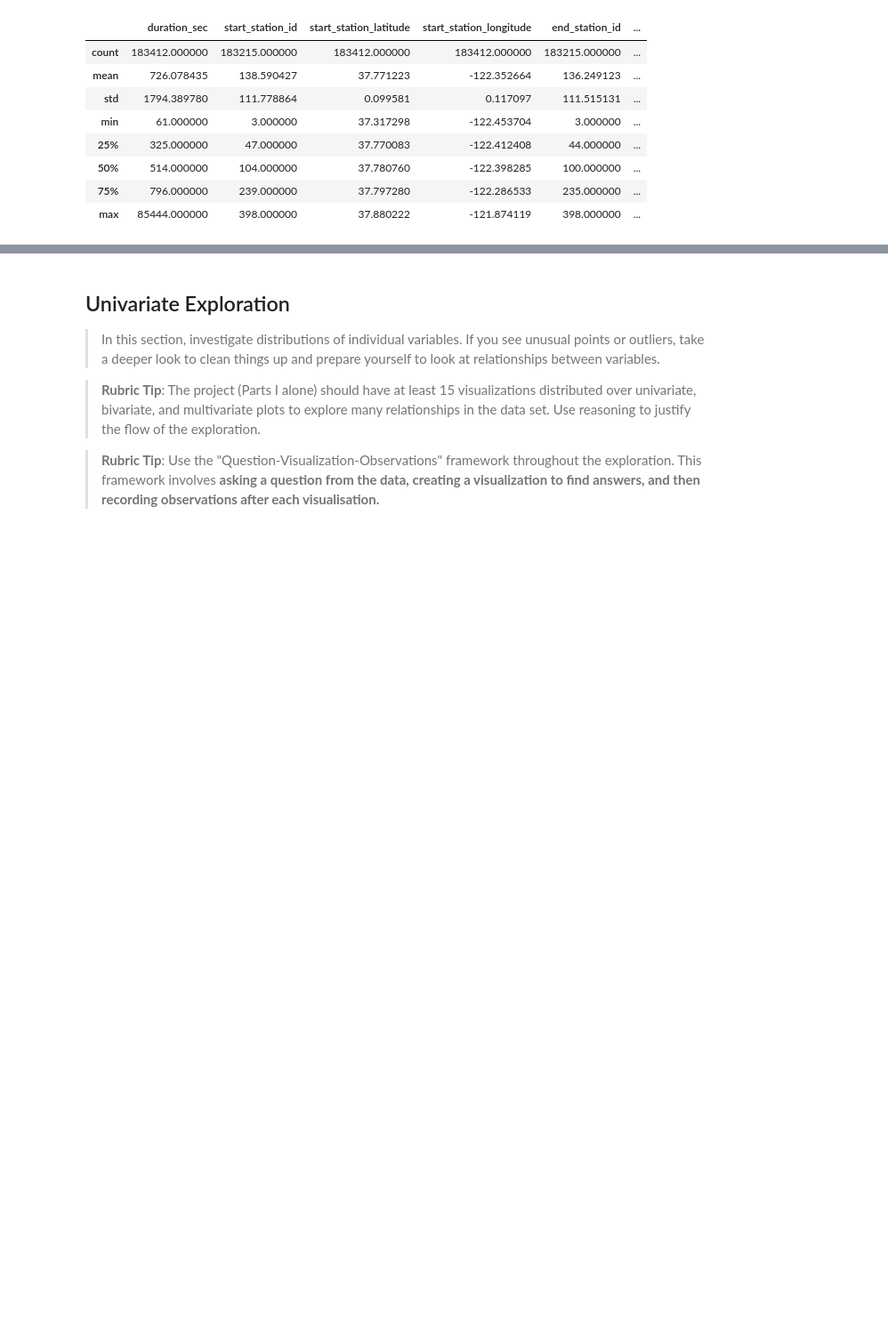
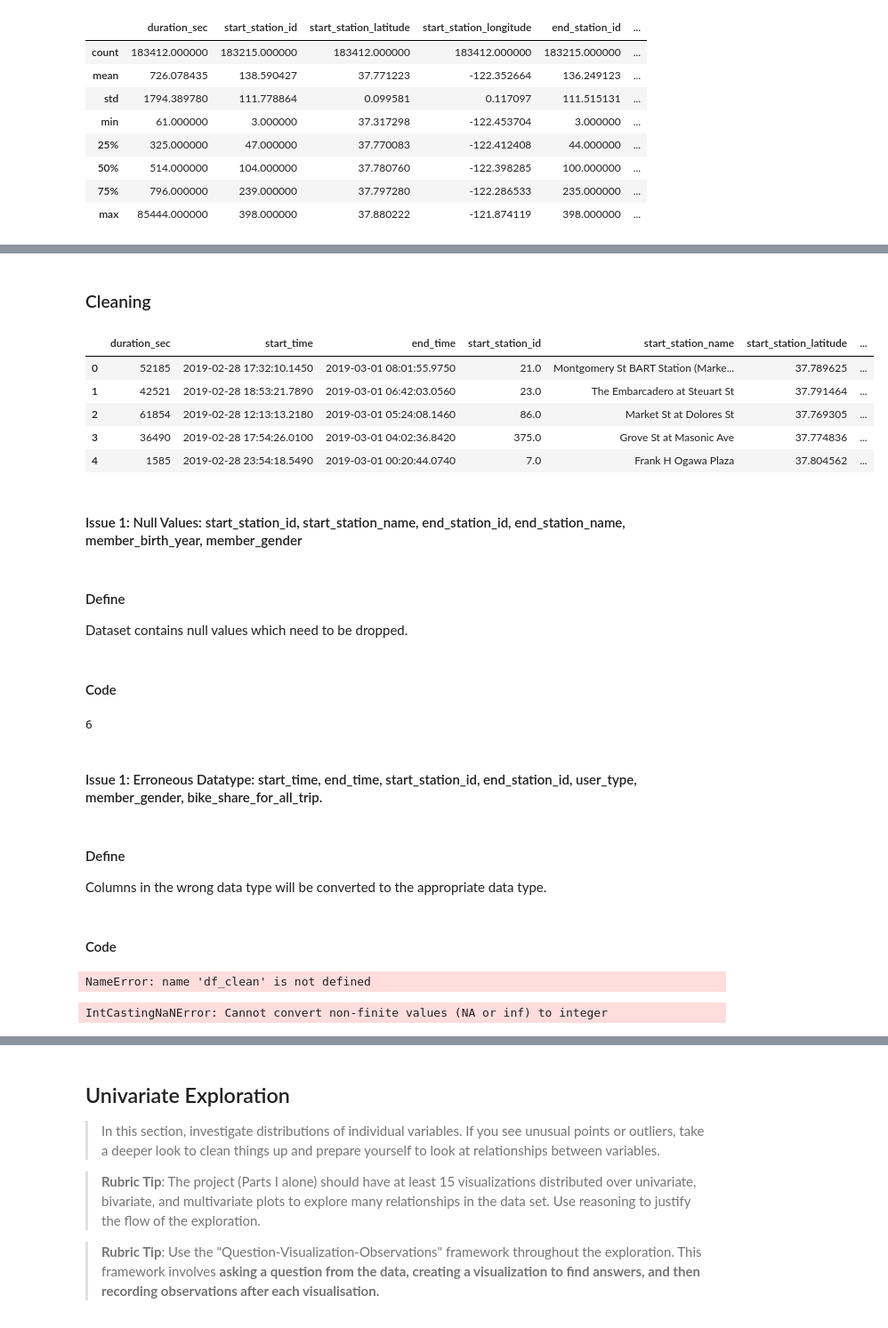
Before and after one commit to jjjeorgee/ALX-T, a Jupyter notebook: Project 03 - Data Visualization/Part_I_exploration.ipynb, the cells around one changed output, grey strips where cells are left out. Shown at 89% size. Drawn from its saved outputs; the diff is of its cells as text; code cells hidden in the pictures; blank space fills up the shorter version.

```diff
--- a/Project 03 - Data Visualization/Part_I_exploration.ipynb
+++ b/Project 03 - Data Visualization/Part_I_exploration.ipynb
@@ -60,3 +100,62 @@ df.describe()
+# %% [markdown]
+### Cleaning
+# %%
+# creating a copy of the dataset before cleaning
+df_clean = df.copy()
+
+df_clean.head()
+# %% [output]
+|  | duration_sec | start_time | end_time | start_station_id | start_station_name | start_station_latitude | ... |
+| 0 | 52185 | 2019-02-28 17:32:10.1450 | 2019-03-01 08:01:55.9750 | 21.0 | Montgomery St BART Station (Marke... | 37.789625 | ... |
+| 1 | 42521 | 2019-02-28 18:53:21.7890 | 2019-03-01 06:42:03.0560 | 23.0 | The Embarcadero at Steuart St | 37.791464 | ... |
+| 2 | 61854 | 2019-02-28 12:13:13.2180 | 2019-03-01 05:24:08.1460 | 86.0 | Market St at Dolores St | 37.769305 | ... |
+| 3 | 36490 | 2019-02-28 17:54:26.0100 | 2019-03-01 04:02:36.8420 | 375.0 | Grove St at Masonic Ave | 37.774836 | ... |
+| 4 | 1585 | 2019-02-28 23:54:18.5490 | 2019-03-01 00:20:44.0740 | 7.0 | Frank H Ogawa Plaza | 37.804562 | ... |
+# %% [markdown]
+#### Issue 1: Null Values: start_station_id, start_station_name, end_station_id, end_station_name, member_birth_year, member_gender
+# %% [markdown]
+#### Define
+
+Dataset contains null values which need to be dropped.
+# %% [markdown]
+#### Code
+# %%
+# test
+df_clean.isnull().any().sum()
+# %% [output]
+6
+# %% [markdown]
+#### Issue 1: Erroneous Datatype: start_time, end_time, start_station_id, end_station_id, user_type, member_gender, bike_share_for_all_trip.
+# %% [markdown]
+#### Define
+
+Columns in the wrong data type will be converted to the appropriate data type.
+# %% [markdown]
+#### Code
+# %%
+# test
+print(df_clean.start_time.dtypes)
+print(df_clean.end_time.dtypes)
+print(df_clean.start_station_id.dtypes)
+print(df_clean.end_station_id.dtypes)
+print(df_clean.member_gender.dtypes)
+print(df_clean.user_type.dtypes)
+print(df_clean.bike_share_for_all_trip.dtypes)
+# %% [output]
+NameError: name 'df_clean' is not defined
+# %%
+# we will use the pd.to_datetime function to convert the start_date and end_date columns to date data type
+df_clean['start_time'] = pd.to_datetime(df_clean['start_time'])
+df_clean['end_time'] = pd.to_datetime(df_clean['end_time'])
+
+# converting the rest of the columns with erroneous datatypes
+df_clean['start_station_id'] = df_clean.start_station_id.astype(int)
+df_clean['end_station_id'] = df_clean.end_station_id.astype(int)
+df_clean['member_gender'] = df_clean.member_gender.astype('category')
+df_clean['user_type'] =df_clean.user_type.astype('category')
+df_clean['bike_share_for_all_trip'] = df_clean.bike_share_for_all_trip.astype('category')
+# %% [output]
+IntCastingNaNError: Cannot convert non-finite values (NA or inf) to integer
 # %% [markdown]
 ### What is the structure of your dataset?
 The dataset contains 16 columns and 183,412 rows that provide information on a bike-sharing system covering the greater San Francisco Bay area. This information includes the bike ID, start and end time of each bike ride, with another column containing the duration of these bike rides in seconds.<br>
```
Also changed, not shown: parts of 8 cells of this notebook.
